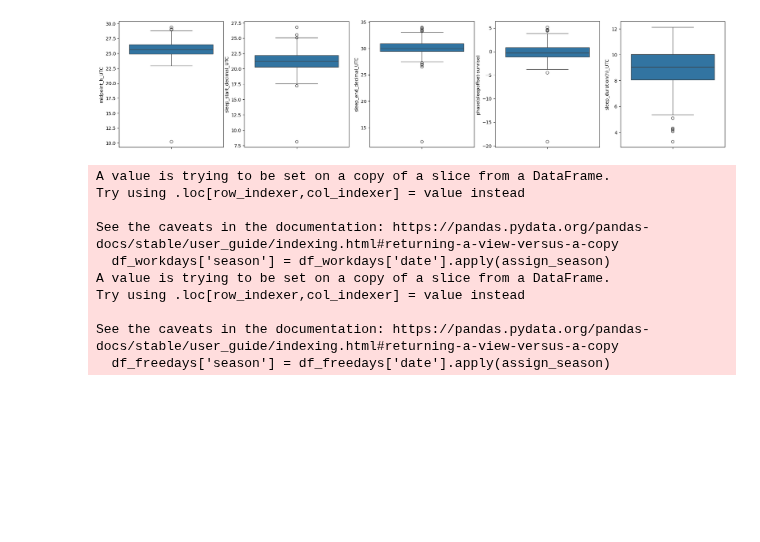
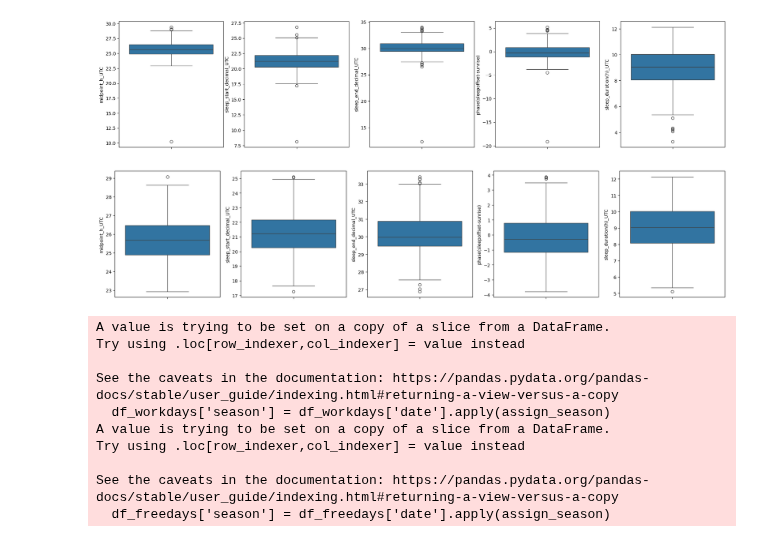
Before and after one commit to Gianluca-cnd/Case_report_uk_VS_ita, a Jupyter notebook: jetlag_UTC.ipynb, the cells around one changed output. Drawn from its saved outputs; the diff is of its cells as text; code cells hidden in the pictures; blank space fills up the shorter version.

```diff
--- a/jetlag_UTC.ipynb
+++ b/jetlag_UTC.ipynb
@@ -46,11 +46,24 @@ plt.show()
 # %%
 # remove outliers
 # criteria: zscore of 3 means that the data point is 3 standard deviations away from the mean
-df = df[(np.abs(stats.zscore(df['sleep_duration(h)_UTC'])) < 3)]
+# zscore of 3 is considered as an outlier
 df = df[(np.abs(stats.zscore(df['midpoint_h_UTC'])) < 3)]
 df = df[(np.abs(stats.zscore(df['sleep_start_decimal_UTC'])) < 3)]
 df = df[(np.abs(stats.zscore(df['sleep_end_decimal_UTC'])) < 3)]
 df = df[(np.abs(stats.zscore(df['phase(sleepoffset-sunrise)'])) < 3)]
+df = df[(np.abs(stats.zscore(df['sleep_duration(h)_UTC'])) < 3)]
+
+# box plot to verify the outliers in midpoint, sleep onset, sleep offset, phase, and sleep duration
+fig, ax = plt.subplots(1, 5, figsize=(24, 5))
+sns.boxplot(data=df['midpoint_h_UTC'], ax=ax[0])
+sns.boxplot(data=df['sleep_start_decimal_UTC'], ax=ax[1])
+sns.boxplot(data=df['sleep_end_decimal_UTC'], ax=ax[2])
+sns.boxplot(data=df['phase(sleepoffset-sunrise)'], ax=ax[3])
+sns.boxplot(data=df['sleep_duration(h)_UTC'], ax=ax[4])
+
+plt.show()
+# %% [output]
+[figure, added]
 # %%
 # delete columns that are not needed
 df = df.drop('sunrise_time(USA)', axis=1)
```
Also changed, not shown: parts of 31 cells of this notebook.
